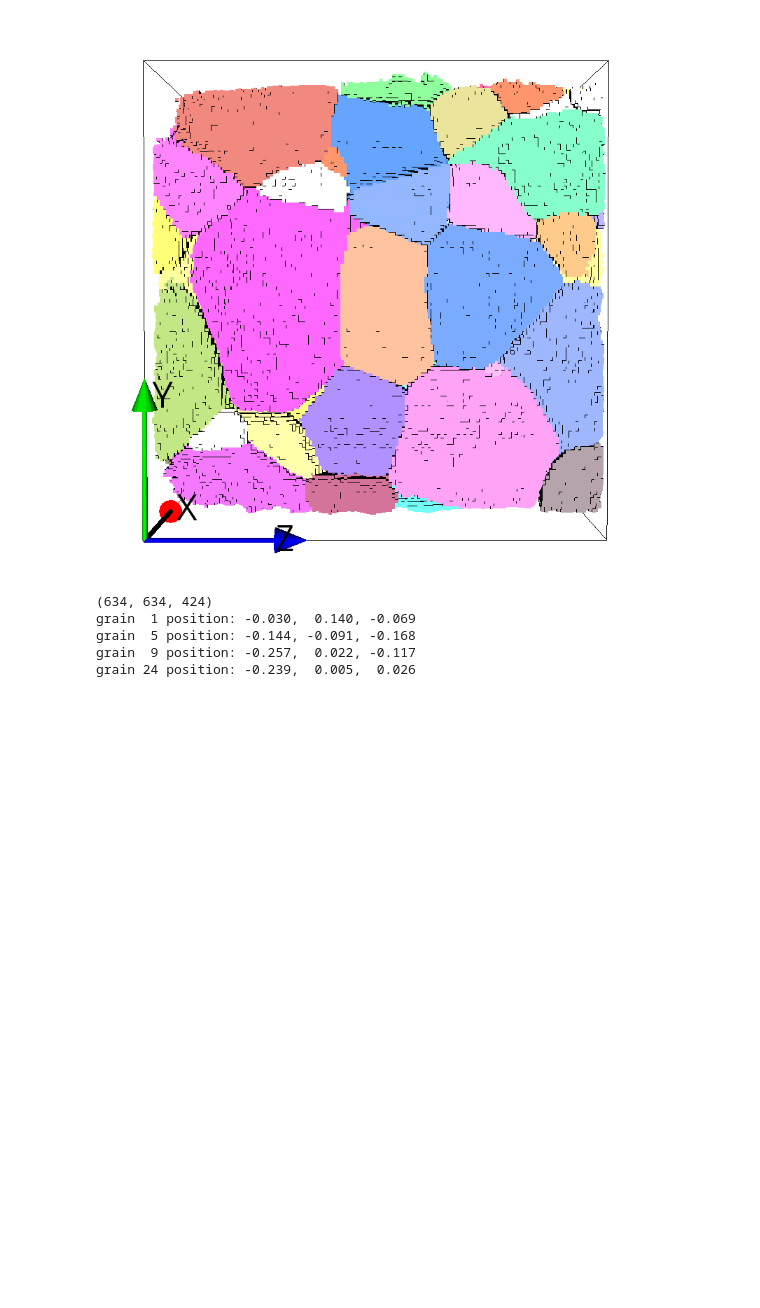
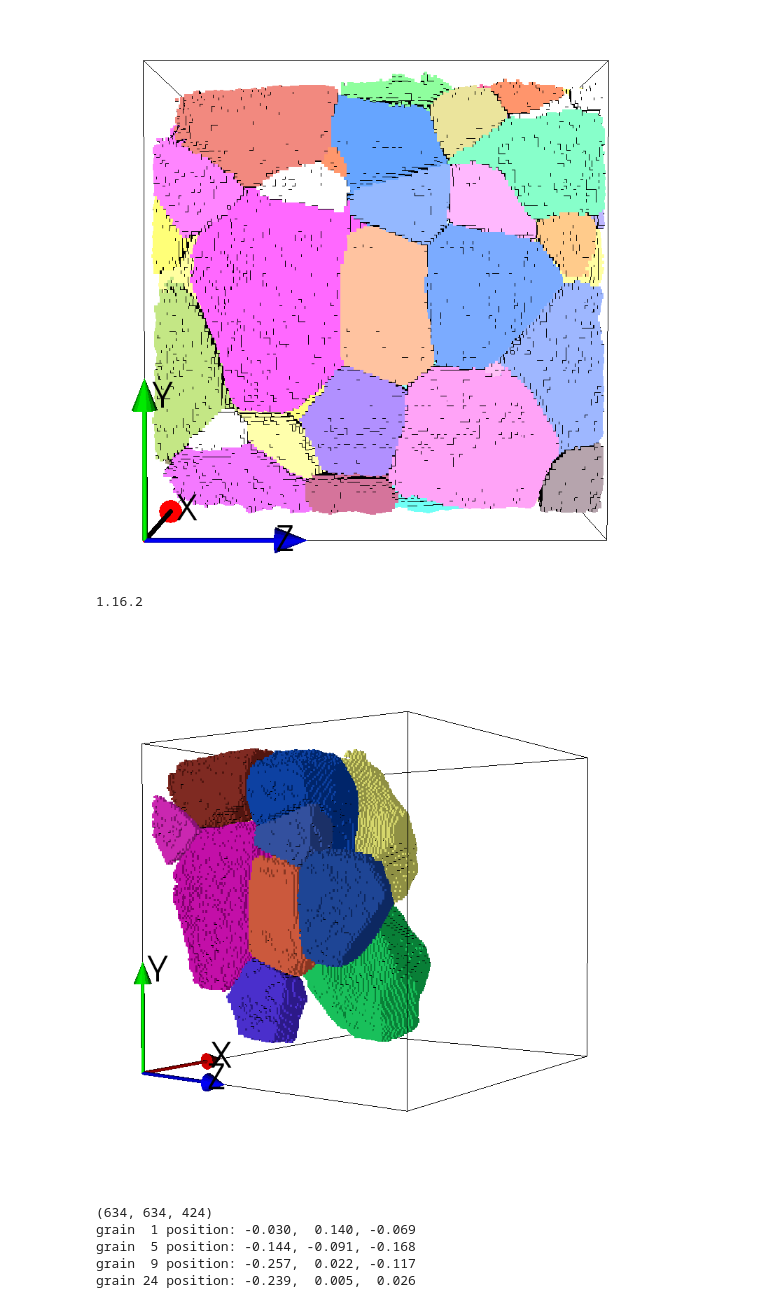
Before and after one commit to heprom/Ti7_ESRF, a Jupyter notebook: T5/T5_grains_1_5_9_24.ipynb, the cells around one changed output. Drawn from its saved outputs; the diff is of its cells as text; code cells hidden in the pictures; blank space fills up the shorter version.

```diff
--- a/T5/T5_grains_1_5_9_24.ipynb
+++ b/T5/T5_grains_1_5_9_24.ipynb
@@ -115,6 +115,30 @@ im = s3d.get_frame()
 Image(im)
 # %% [output]
 [figure]
+# %%
+print(np.__version__)
+tt_mask = np.isin(grain_ids, tt_ids)
+tt_grains = grain_ids * tt_mask
+# %% [output]
+1.16.2
+# %%
+# show only grains imaged with TT
+grains = show_grains(tt_grains)
+box = box_3d(size=dims)
+axes = axes_actor(50, axisLabels=('X', 'Y', 'Z'), fontSize=50)
+s3d = Scene3D(display=True, ren_size=(800, 800), name='t5_dct_cen_3d')
+s3d.add(grains)
+s3d.add(box)
+s3d.add(axes)
+cam = setup_camera(size=dims)
+cam.SetFocalPoint(0.5 * dims)
+cam.SetViewUp(0, 1, 0)
+cam.SetPosition(-2 * dims[0], 0.5 * dims[0], 2.5 * dims[2])
+s3d.set_camera(cam)
+im = s3d.get_frame()
+Image(im)
+# %% [output]
+[figure, added]
 # %%
 from scipy import ndimage
 # figure out the center of mass of each grain taking the center of the image as reference
```
Also changed, not shown: 9 other files.
